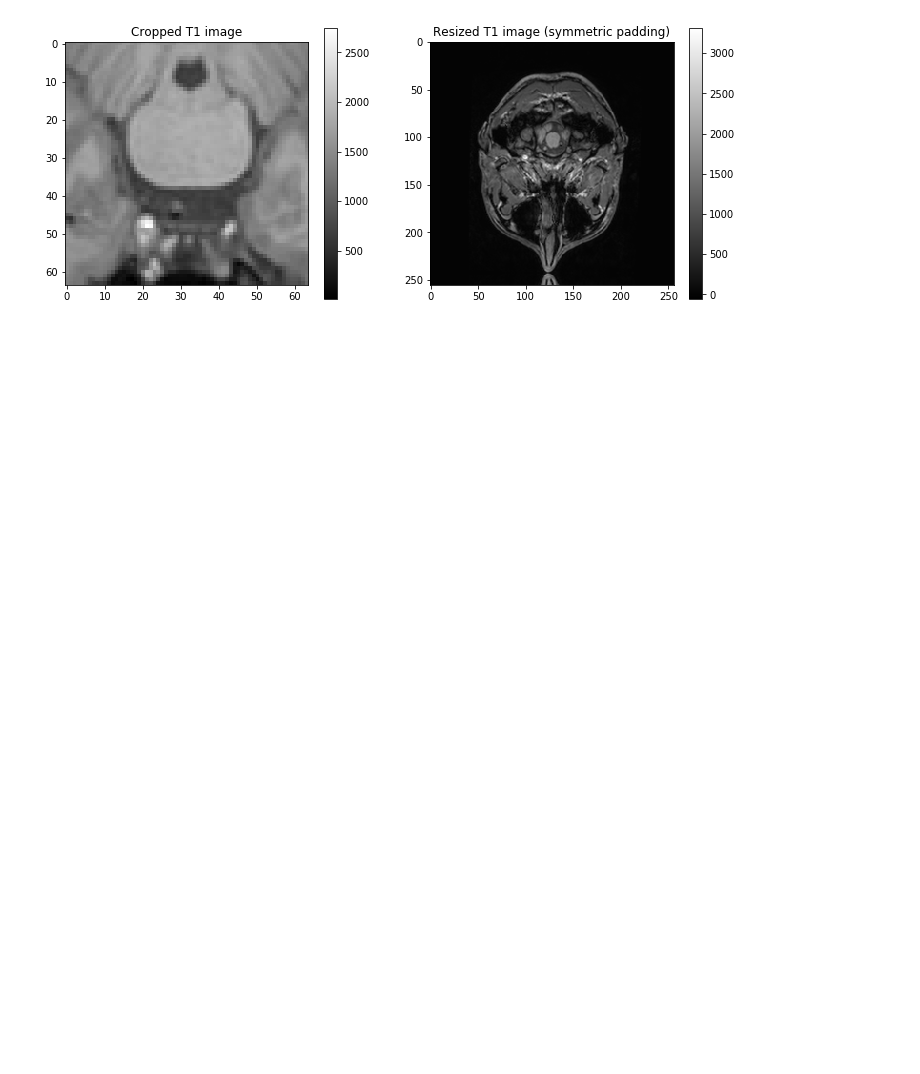
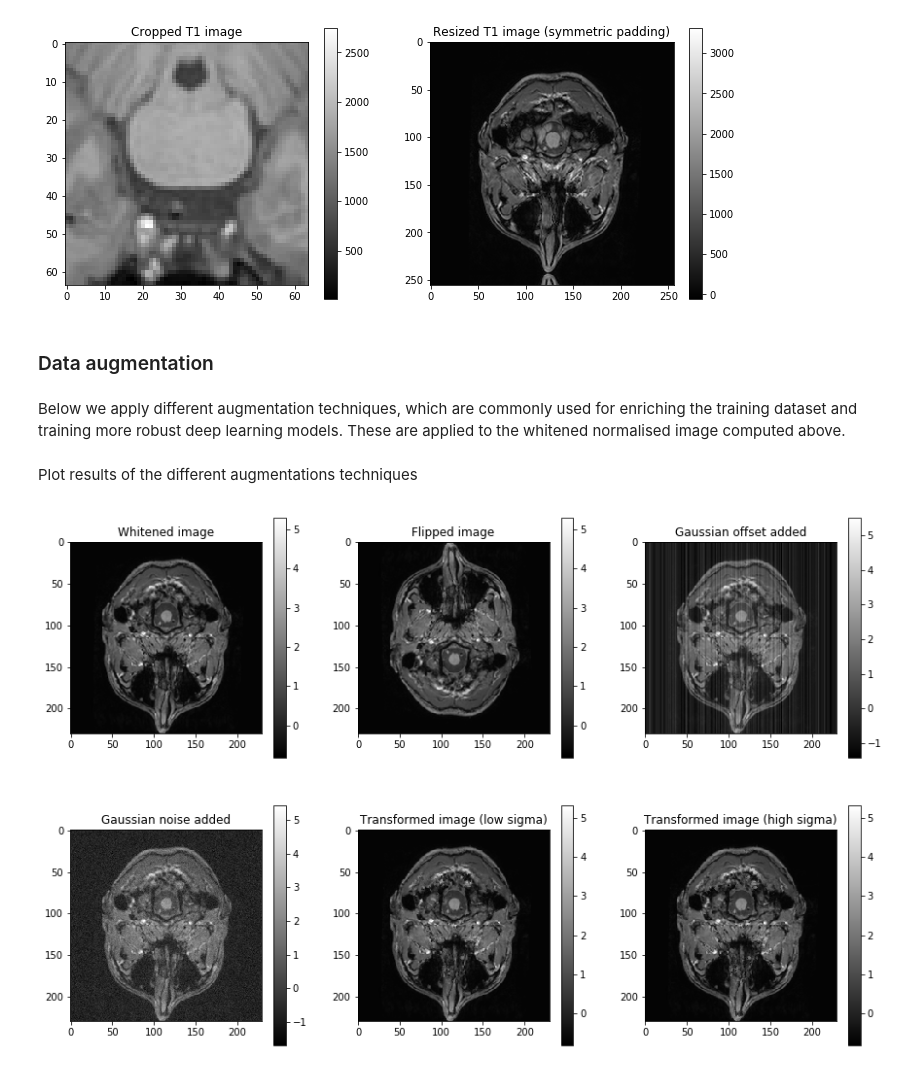
Before and after one commit to DLTK/DLTK, a Jupyter notebook: examples/tutorials/Blog_normalisation.ipynb, the cells around one changed output. Drawn from its saved outputs; the diff is of its cells as text; code cells hidden in the pictures; blank space fills up the shorter version.

Commit message:
Add augmentation examples

```diff
--- a/examples/tutorials/Blog_normalisation.ipynb
+++ b/examples/tutorials/Blog_normalisation.ipynb
@@ -33,7 +33,7 @@ t1_fn = os.path.join(data_path, '{}/T1_1mm.nii.gz'.format(subject_id))
 
 # Read the .nii image containing a brain volume with SimpleITK and get
 # the numpy array:
-sitk_t1 = sitk.ReadImage(t1_fn)
+sitk_t1 = sitk.ReadImage(t1_fn)r'$\alpha > \beta$'
 t1 = sitk.GetArrayFromImage(sitk_t1)
 # %% [markdown]
 Different normalisation techniques
@@ -98,3 +98,38 @@ plot_subfig_gray(122, t1_padded[0], 'Resized T1 image (symmetric padding)')
 plt.show()
 # %% [output]
 [figure]
+# %% [markdown]
+### Data augmentation
+# %% [markdown]
+Below we apply different augmentation techniques, which are commonly used for enriching the training dataset and training more robust deep learning models. These are applied to the whitened normalised image computed above.
+# %%
+# Flip image
+t1_flipped = flip(np.array(t1_white), axis=1)
+
+# Add Gaussian offset (independently for each channel)
+t1_offset = add_gaussian_offset(np.array(t1_white), sigma=0.25)
+
+# Add Gaussian noise
+t1_noise = add_gaussian_noise(np.array(t1_white), sigma=0.25)
+
+# Elastic transforms according to:
+# [1] Simard, Steinkraus and Platt, "Best Practices for Convolutional
+#     Neural Networks applied to Visual Document Analysis", in Proc. of the
+#     International Conference on Document Analysis and Recognition, 2003.
+t1_trans_low_s = elastic_transform(t1_white, [1, 25, 25], [1, 10, 10])
+t1_trans_high_s = elastic_transform(t1_white, [1, 10, 10], [1, 25, 25])
+# %% [markdown]
+Plot results of the different augmentations techniques
+# %%
+plt.figure(figsize=[15, 10])
+
+plot_subfig_gray(231, t1_white[0], 'Whitened image')
+plot_subfig_gray(232, t1_flipped[0], 'Flipped image')
+plot_subfig_gray(233, t1_offset[0], 'Gaussian offset added')
+plot_subfig_gray(234, t1_noise[0], 'Gaussian noise added')
+plot_subfig_gray(235, t1_trans_low_s[0], 'Transformed image (low sigma)')
+plot_subfig_gray(236, t1_trans_high_s[0], 'Transformed image (high sigma)')
+
+plt.show()
+# %% [output]
+[figure, added]
```
Also changed, not shown: parts of 4 cells of this notebook.
